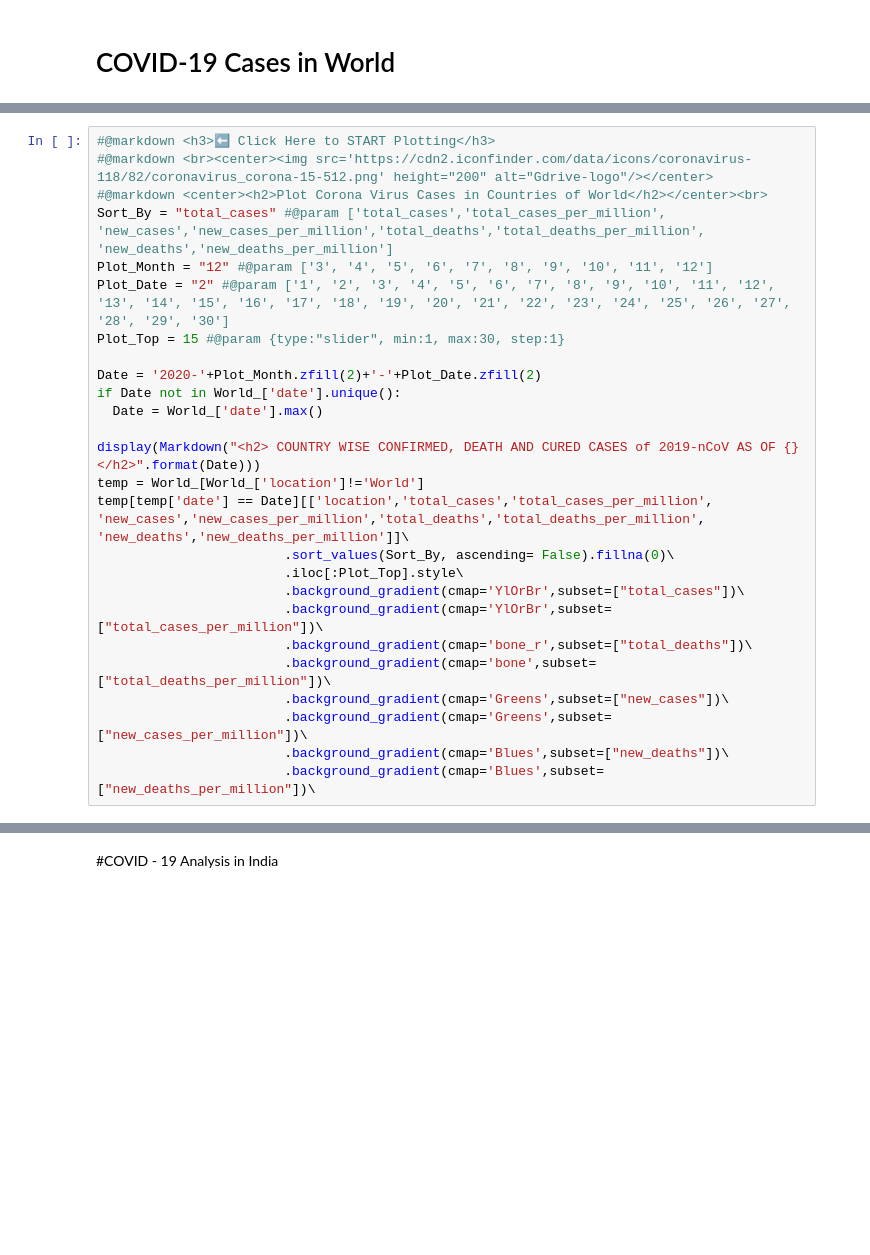
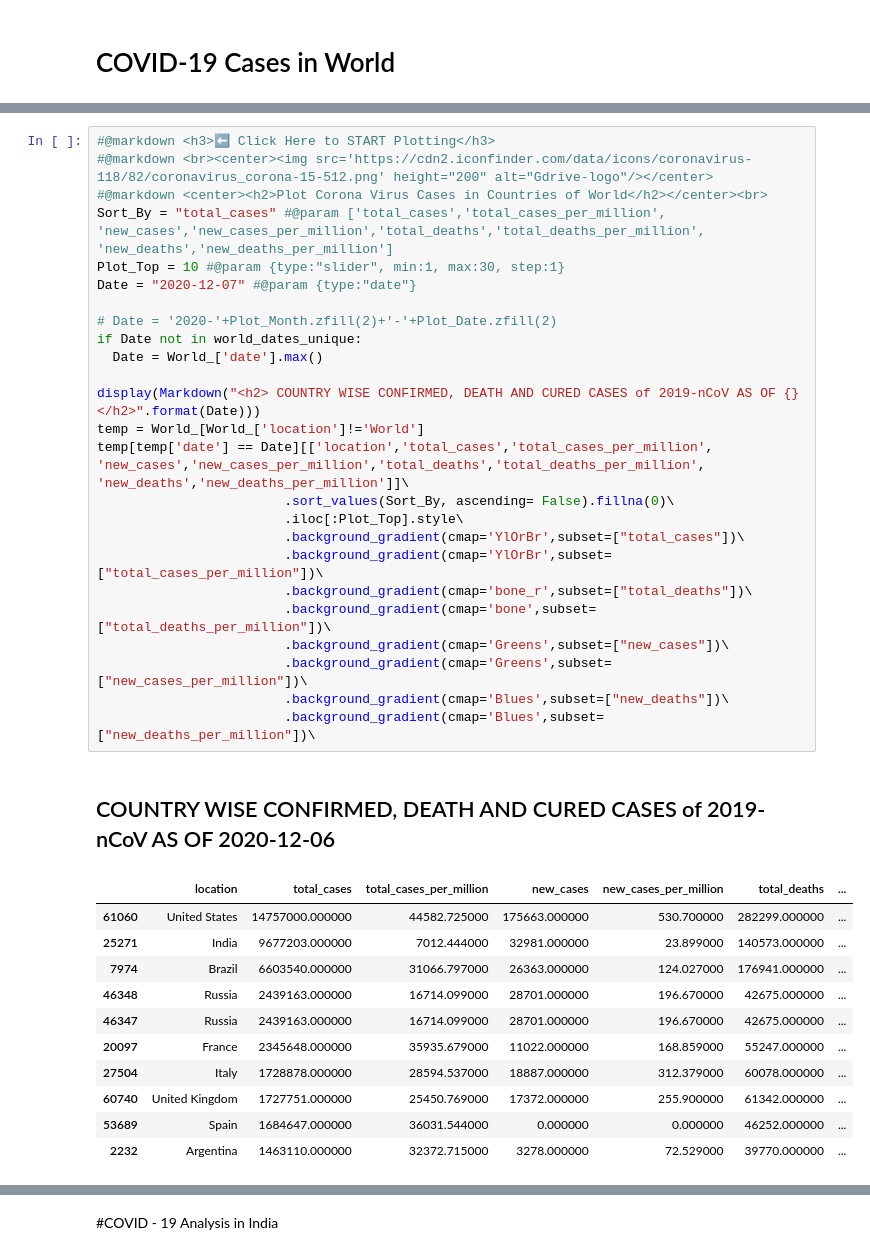
Before and after one commit to terminate9298/Corona-Visualization-and-Prediction, a Jupyter notebook: COVID 19 Visualization and Forecasting.ipynb, the cells around one changed output, grey strips where cells are left out. Saved outputs shown, nothing was run; the diff lists cells and outputs as text; blank space fills up the shorter version.

```diff
--- a/COVID 19 Visualization and Forecasting.ipynb
+++ b/COVID 19 Visualization and Forecasting.ipynb
@@ -420,29 +464,41 @@ sns.color_palette(Style_Color)
 # %%
 #@markdown <h3>⬅️ Click Here to START Plotting</h3>
 #@markdown <br><center><img src='https://cdn2.iconfinder.com/data/icons/coronavirus-118/82/coronavirus_corona-15-512.png' height="200" alt="Gdrive-logo"/></center>
 #@markdown <center><h2>Plot Corona Virus Cases in Countries of World</h2></center><br>
 Sort_By = "total_cases" #@param ['total_cases','total_cases_per_million', 'new_cases','new_cases_per_million','total_deaths','total_deaths_per_million', 'new_deaths','new_deaths_per_million']
-Plot_Month = "12" #@param ['3', '4', '5', '6', '7', '8', '9', '10', '11', '12']
-Plot_Date = "2" #@param ['1', '2', '3', '4', '5', '6', '7', '8', '9', '10', '11', '12', '13', '14', '15', '16', '17', '18', '19', '20', '21', '22', '23', '24', '25', '26', '27', '28', '29', '30']
-Plot_Top = 15 #@param {type:"slider", min:1, max:30, step:1}
+Plot_Top = 10 #@param {type:"slider", min:1, max:30, step:1}
+Date = "2020-12-07" #@param {type:"date"}
 
-Date = '2020-'+Plot_Month.zfill(2)+'-'+Plot_Date.zfill(2)
-if Date not in World_['date'].unique():
+# Date = '2020-'+Plot_Month.zfill(2)+'-'+Plot_Date.zfill(2)
+if Date not in world_dates_unique:
   Date = World_['date'].max()
 
 display(Markdown("<h2> COUNTRY WISE CONFIRMED, DEATH AND CURED CASES of 2019-nCoV AS OF {}</h2>".format(Date)))
 temp = World_[World_['location']!='World']
 temp[temp['date'] == Date][['location','total_cases','total_cases_per_million', 'new_cases','new_cases_per_million','total_deaths','total_deaths_per_million', 'new_deaths','new_deaths_per_million']]\
                         .sort_values(Sort_By, ascending= False).fillna(0)\
                         .iloc[:Plot_Top].style\
                         .background_gradient(cmap='YlOrBr',subset=["total_cases"])\
                         .background_gradient(cmap='YlOrBr',subset=["total_cases_per_million"])\
                         .background_gradient(cmap='bone_r',subset=["total_deaths"])\
                         .background_gradient(cmap='bone',subset=["total_deaths_per_million"])\
                         .background_gradient(cmap='Greens',subset=["new_cases"])\
                         .background_gradient(cmap='Greens',subset=["new_cases_per_million"])\
                         .background_gradient(cmap='Blues',subset=["new_deaths"])\
                         .background_gradient(cmap='Blues',subset=["new_deaths_per_million"])\
+# %% [output]
+<h2> COUNTRY WISE CONFIRMED, DEATH AND CURED CASES of 2019-nCoV AS OF 2020-12-06</h2>
+|  | location | total_cases | total_cases_per_million | new_cases | new_cases_per_million | total_deaths | ... |
+| 61060 | United States | 14757000.000000 | 44582.725000 | 175663.000000 | 530.700000 | 282299.000000 | ... |
+| 25271 | India | 9677203.000000 | 7012.444000 | 32981.000000 | 23.899000 | 140573.000000 | ... |
+| 7974 | Brazil | 6603540.000000 | 31066.797000 | 26363.000000 | 124.027000 | 176941.000000 | ... |
+| 46348 | Russia | 2439163.000000 | 16714.099000 | 28701.000000 | 196.670000 | 42675.000000 | ... |
+| 46347 | Russia | 2439163.000000 | 16714.099000 | 28701.000000 | 196.670000 | 42675.000000 | ... |
+| 20097 | France | 2345648.000000 | 35935.679000 | 11022.000000 | 168.859000 | 55247.000000 | ... |
+| 27504 | Italy | 1728878.000000 | 28594.537000 | 18887.000000 | 312.379000 | 60078.000000 | ... |
+| 60740 | United Kingdom | 1727751.000000 | 25450.769000 | 17372.000000 | 255.900000 | 61342.000000 | ... |
+| 53689 | Spain | 1684647.000000 | 36031.544000 | 0.000000 | 0.000000 | 46252.000000 | ... |
+| 2232 | Argentina | 1463110.000000 | 32372.715000 | 3278.000000 | 72.529000 | 39770.000000 | ... |
 # %%
 #@markdown <h3>⬅️ Click Here to START Plotting</h3>
 #@markdown <br><center><img src='https://cdn0.iconfinder.com/data/icons/coronavirus-88/64/worldwide-global-world-virus-covid-Corona_virus-512.png' height="200" alt="Gdrive-logo"/></center>
```
Also changed, not shown: parts of 24 cells of this notebook.
